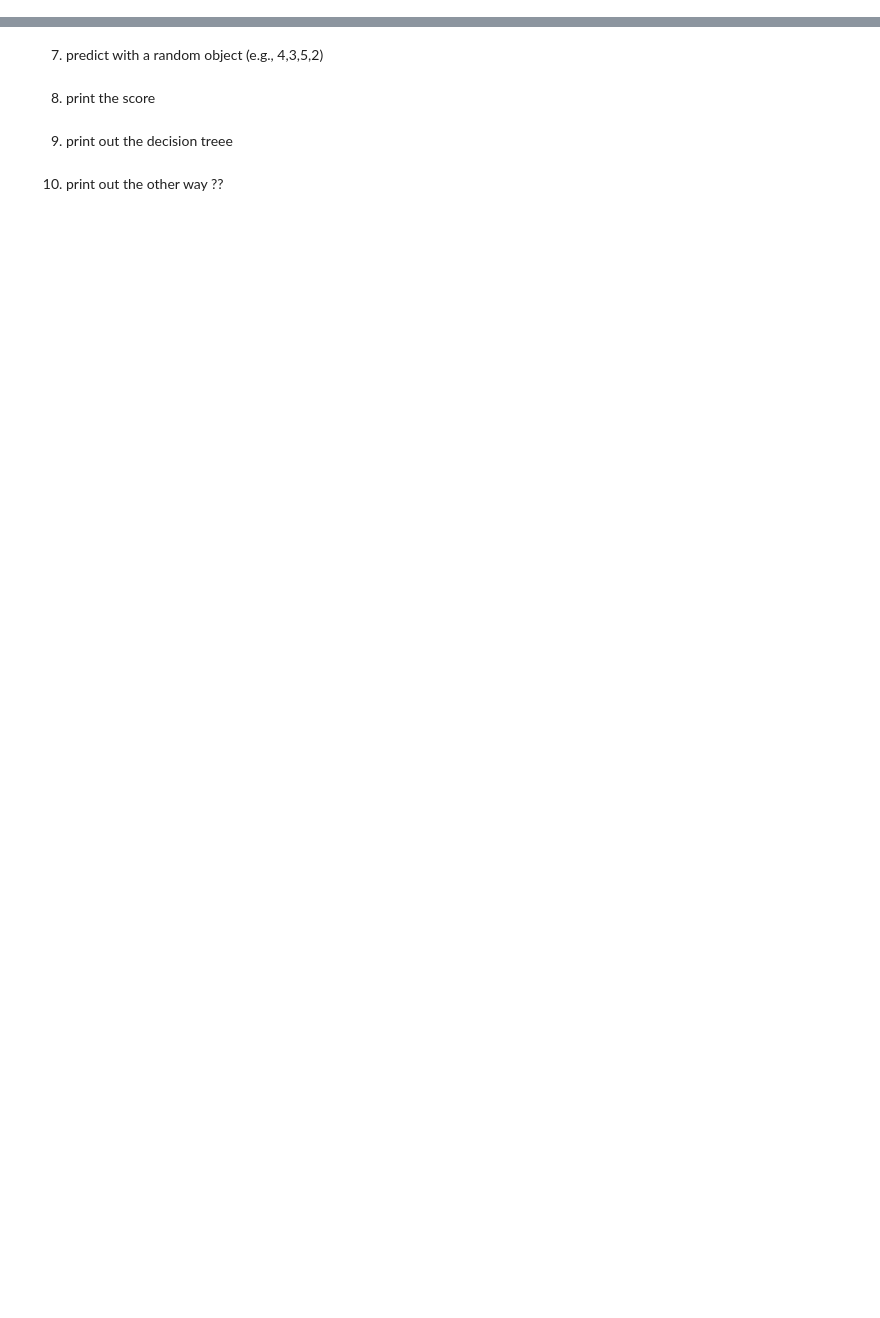
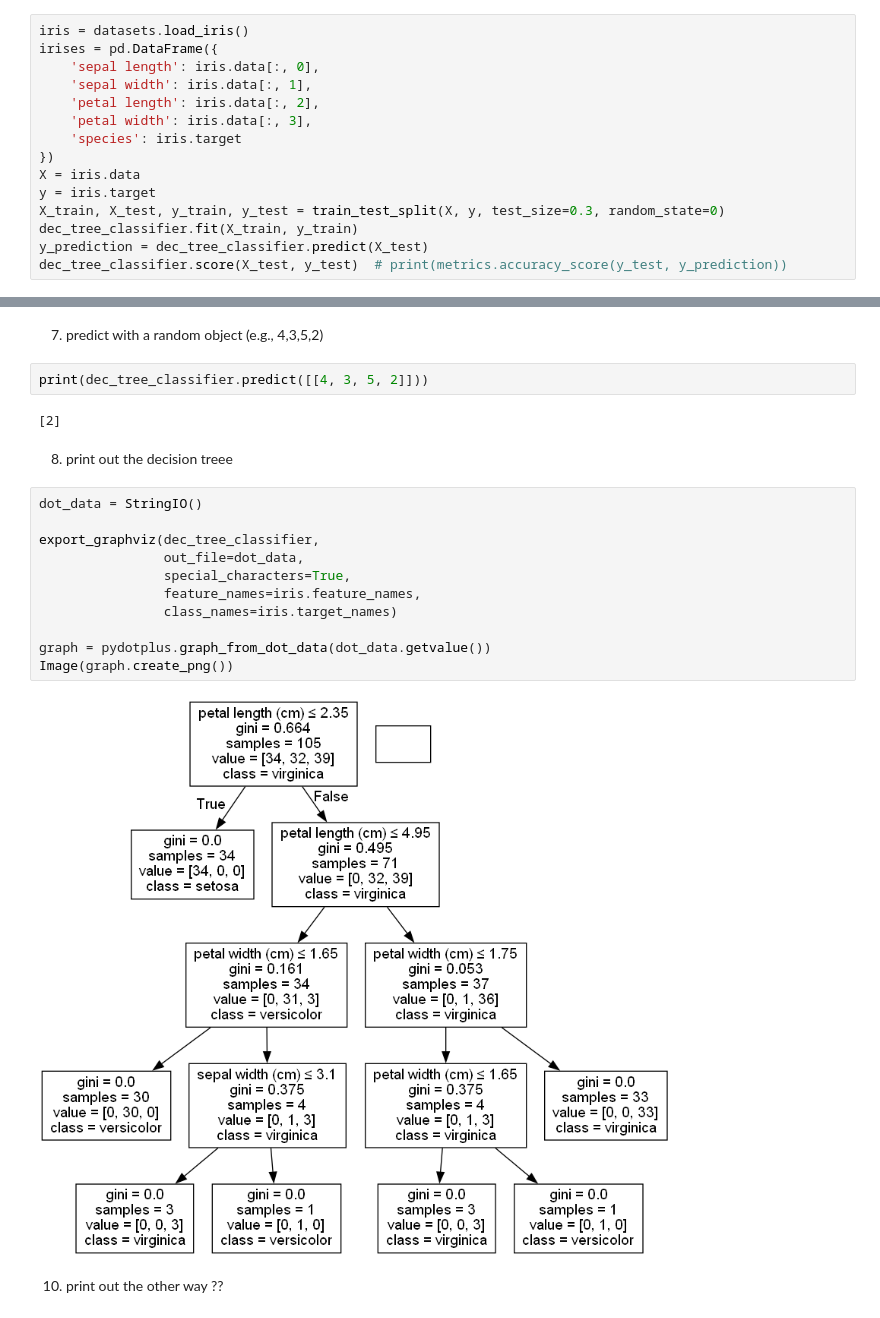
Before and after one commit to sonjaJolanda/BigDataSocialSciences, a Jupyter notebook: exercises_again_again/13-15_finals_summary.ipynb, the cells around one changed output, grey strips where cells are left out. Drawn from its saved outputs; the diff is of its cells as text; blank space fills up the shorter version.

```diff
--- a/exercises_again_again/13-15_finals_summary.ipynb
+++ b/exercises_again_again/13-15_finals_summary.ipynb
@@ -48,0 +90,15 @@ import pydotplus
+# %%
+iris = datasets.load_iris()
+irises = pd.DataFrame({
+    'sepal length': iris.data[:, 0],
+    'sepal width': iris.data[:, 1],
+    'petal length': iris.data[:, 2],
+    'petal width': iris.data[:, 3],
+    'species': iris.target
+})
+X = iris.data
+y = iris.target
+X_train, X_test, y_train, y_test = train_test_split(X, y, test_size=0.3, random_state=0)
+dec_tree_classifier.fit(X_train, y_train)
+y_prediction = dec_tree_classifier.predict(X_test)
+dec_tree_classifier.score(X_test, y_test)  # print(metrics.accuracy_score(y_test, y_prediction))
@@ -49,8 +107,23 @@ import pydotplus
 # %% [markdown]
 7. predict with a random object (e.g., 4,3,5,2)
+# %%
+print(dec_tree_classifier.predict([[4, 3, 5, 2]]))
+# %% [output]
+[2]
 # %% [markdown]
-8. print the score
+8. print out the decision treee
-# %% [markdown]
-9. print out the decision treee
+# %%
+dot_data = StringIO()
+
+export_graphviz(dec_tree_classifier,
+                out_file=dot_data,
+                special_characters=True,
+                feature_names=iris.feature_names,
+                class_names=iris.target_names)
+
+graph = pydotplus.graph_from_dot_data(dot_data.getvalue())
+Image(graph.create_png())
+# %% [output]
+[figure, added]
 # %% [markdown]
 10. print out the other way ??
```
Also changed, not shown: parts of 30 cells of this notebook, 1 other file.
